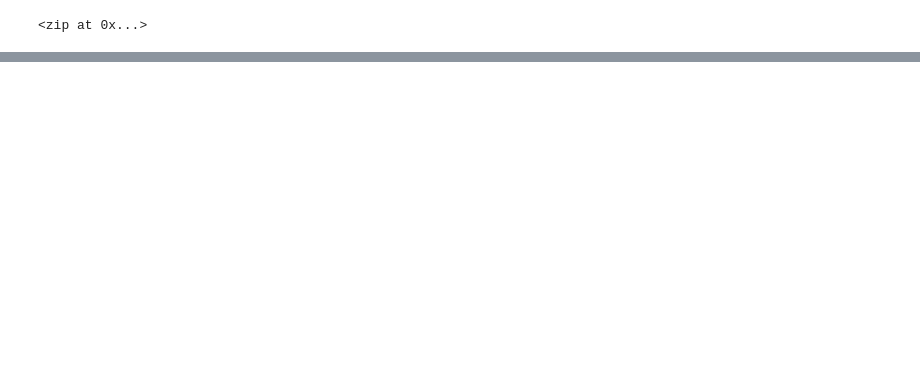
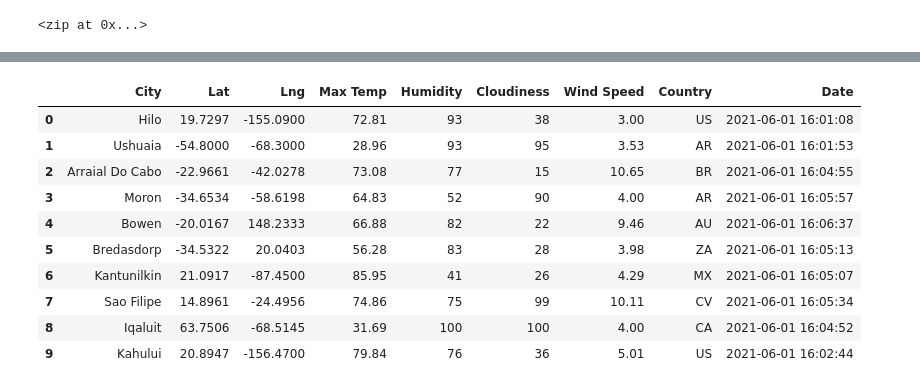
Before and after one commit to naomishields/World_Weather_Analysis, a Jupyter notebook: WeatherPy.ipynb, the cells around one changed output, grey strips where cells are left out. Saved outputs shown, nothing was run; the diff lists cells and outputs as text; code cells hidden in the pictures; blank space fills up the shorter version.

Commit message:
Adding DataFrame for cities

```diff
--- a/WeatherPy.ipynb
+++ b/WeatherPy.ipynb
@@ -33,0 +42,13 @@ len(cities)
+# %%
+# Starting URL for Weather Map API Call.
+url = "http://api.openweathermap.org/data/2.5/weather?units=Imperial&APPID=" + weather_api_key
+# %%
+# Create an empty list to hold the weather data.
+city_data = []
+# Print the beginning of the logging.
+print("Beginning Data Retrieval     ")
+print("-----------------------------")
+
+# Create counters.
+record_count = 1
+set_count = 1
@@ -33,0 +125,16 @@ len(cities)
+# %%
+# Convert the array of dictionaries to a Pandas DataFrame.
+city_data_df = pd.DataFrame(city_data)
+city_data_df.head(10)
+# %% [output]
+|  | City | Lat | Lng | Max Temp | Humidity | Cloudiness | Wind Speed | Country | Date |
+| 0 | Hilo | 19.7297 | -155.0900 | 72.81 | 93 | 38 | 3.00 | US | 2021-06-01 16:01:08 |
+| 1 | Ushuaia | -54.8000 | -68.3000 | 28.96 | 93 | 95 | 3.53 | AR | 2021-06-01 16:01:53 |
+| 2 | Arraial Do Cabo | -22.9661 | -42.0278 | 73.08 | 77 | 15 | 10.65 | BR | 2021-06-01 16:04:55 |
+| 3 | Moron | -34.6534 | -58.6198 | 64.83 | 52 | 90 | 4.00 | AR | 2021-06-01 16:05:57 |
+| 4 | Bowen | -20.0167 | 148.2333 | 66.88 | 82 | 22 | 9.46 | AU | 2021-06-01 16:06:37 |
+| 5 | Bredasdorp | -34.5322 | 20.0403 | 56.28 | 83 | 28 | 3.98 | ZA | 2021-06-01 16:05:13 |
+| 6 | Kantunilkin | 21.0917 | -87.4500 | 85.95 | 41 | 26 | 4.29 | MX | 2021-06-01 16:05:07 |
+| 7 | Sao Filipe | 14.8961 | -24.4956 | 74.86 | 75 | 99 | 10.11 | CV | 2021-06-01 16:05:34 |
+| 8 | Iqaluit | 63.7506 | -68.5145 | 31.69 | 100 | 100 | 4.00 | CA | 2021-06-01 16:04:52 |
+| 9 | Kahului | 20.8947 | -156.4700 | 79.84 | 76 | 36 | 5.01 | US | 2021-06-01 16:02:44 |
```
Also changed, not shown: parts of 7 cells of this notebook, 3 other files.
